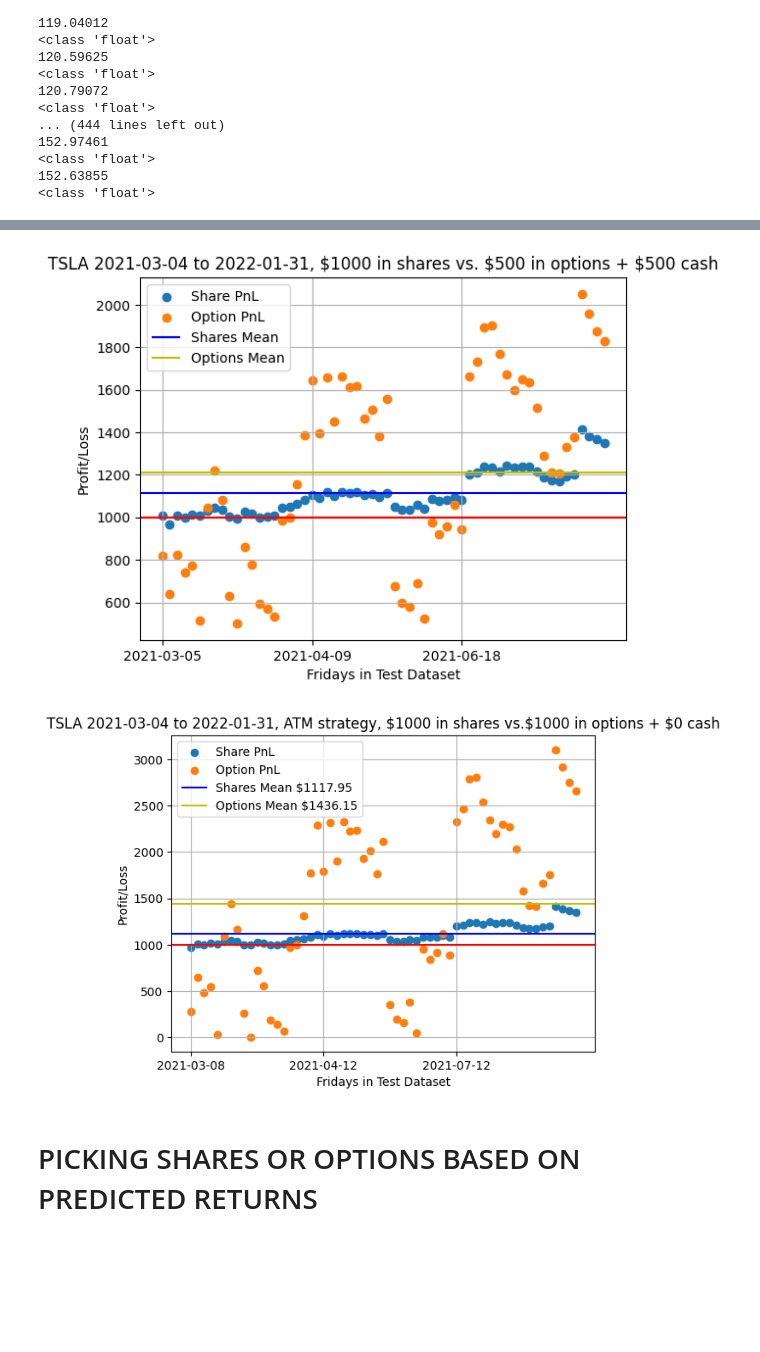
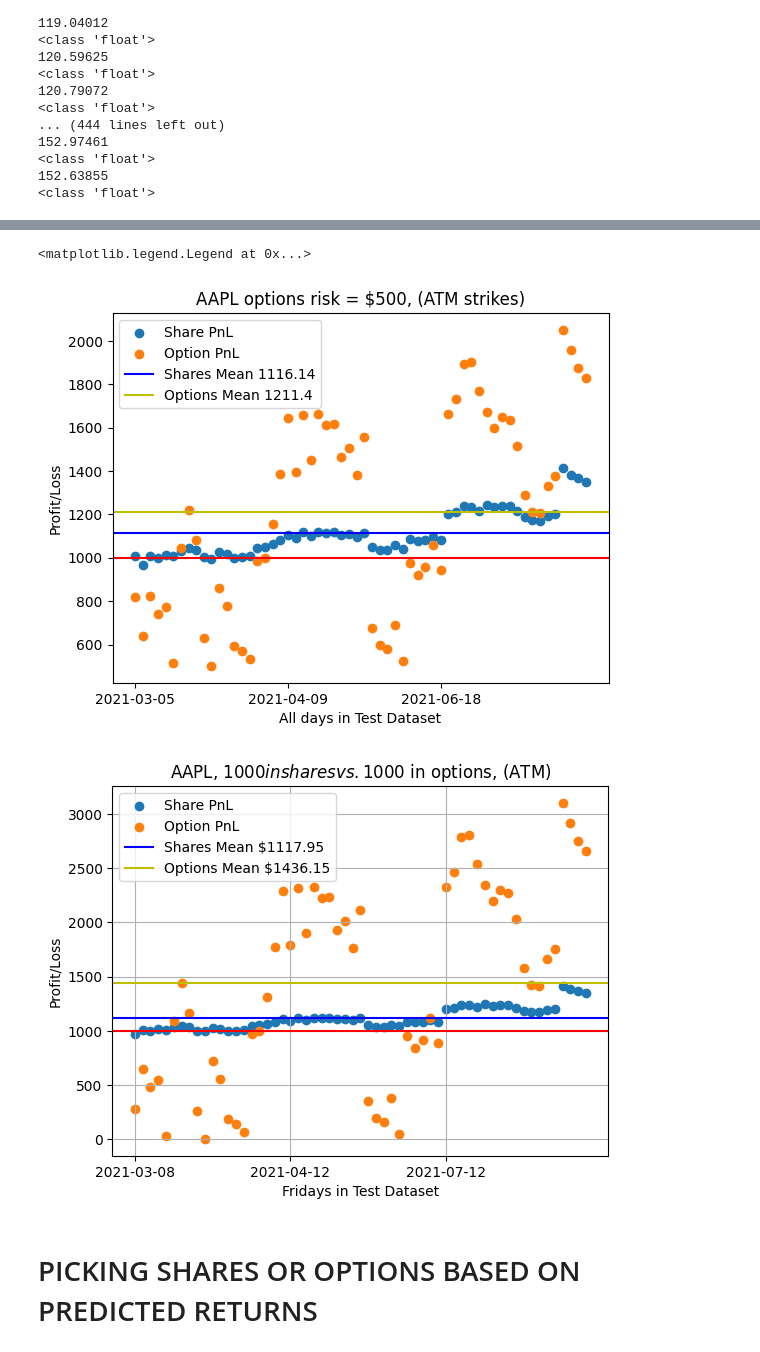
Before and after one commit to schuywalker/LSTM_Stock_and_Option_Prices, a Jupyter notebook: AAPL_tests.ipynb, the cells around one changed output, grey strips where cells are left out. Cells and saved outputs as stored; diff of their text form; code cells hidden in the pictures; blank space fills up the shorter version.

```diff
--- a/AAPL_tests.ipynb
+++ b/AAPL_tests.ipynb
@@ -102,17 +101,17 @@ for i in range(len(predictions)):
 # %%
 plt.scatter(pred_dates, sharePnL, label='Share PnL')
 plt.scatter(pred_dates, optionPnL, label='Option PnL')
-plt.title('TSLA 2021-03-04 to 2022-01-31, $1000 in shares vs. $500 in options + $500 cash')
+plt.title('AAPL options risk = $500, (ATM strikes)')
 plt.xticks(range(0,60,20))
 ylabel = plt.ylabel('Profit/Loss')
-xLabel = plt.xlabel('Fridays in Test Dataset')
+xLabel = plt.xlabel('All days in Test Dataset')
 plt.axhline(y=1000, color='r', linestyle='-')
-plt.axhline(y=np.mean(sharePnL), color='b', linestyle='-', label='Shares Mean')
-plt.axhline(y=np.mean(optionPnL), color='y', linestyle='-', label='Options Mean')
+plt.axhline(y=np.mean(sharePnL), color='b', linestyle='-', label=f'Shares Mean {round((np.mean(sharePnL)),2)}')
+plt.axhline(y=np.mean(optionPnL), color='y', linestyle='-', label=f'Options Mean {round((np.mean(optionPnL)),2)}')
 plt.legend()
-plt.grid(True)
 # %% [output]
+<matplotlib.legend.Legend at 0x...>
-[figure, old version]
+[figure, new version]
 # %%
 pred_dates = []
 sharePnL = []
@@ -138,7 +137,7 @@ pred_dates = pred_dates[1:]
 # %%
 plt.scatter(pred_dates, sharePnL, label='Share PnL')
 plt.scatter(pred_dates, optionPnL, label='Option PnL')
-plt.title('TSLA 2021-03-04 to 2022-01-31, ATM strategy, $1000 in shares vs.$1000 in options + $0 cash')
+plt.title('AAPL, $1000 in shares vs. $1000 in options, (ATM)')
 plt.xticks(range(0,60,20))
 ylabel = plt.ylabel('Profit/Loss')
 xLabel = plt.xlabel('Fridays in Test Dataset')
@@ -150,7 +149,7 @@ plt.axhline(y=optionMean, color='y', linestyle='-', label=f'Options Mean ${optio
 plt.legend()
 plt.grid(True)
 # %% [output]
-[figure, old version]
+[figure, new version]
 # %% [markdown]
 # PICKING SHARES OR OPTIONS BASED ON PREDICTED RETURNS
 # %%
```
Also changed, not shown: parts of 1 cell of this notebook, 2 other files.
